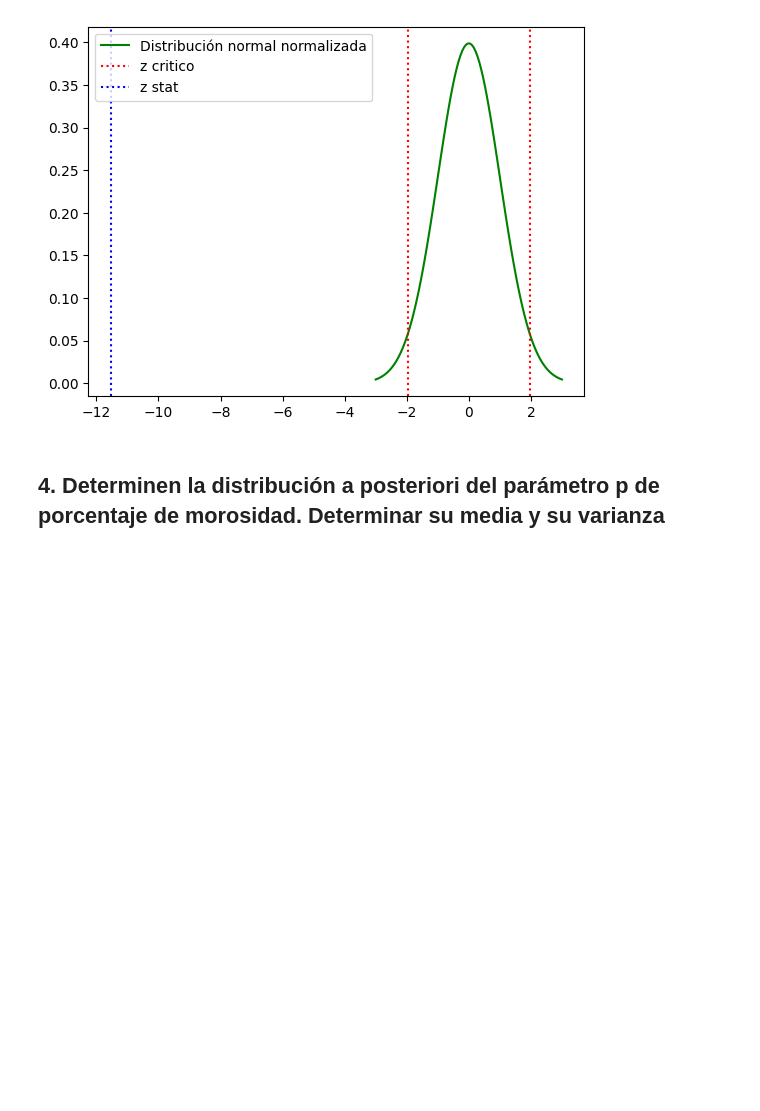
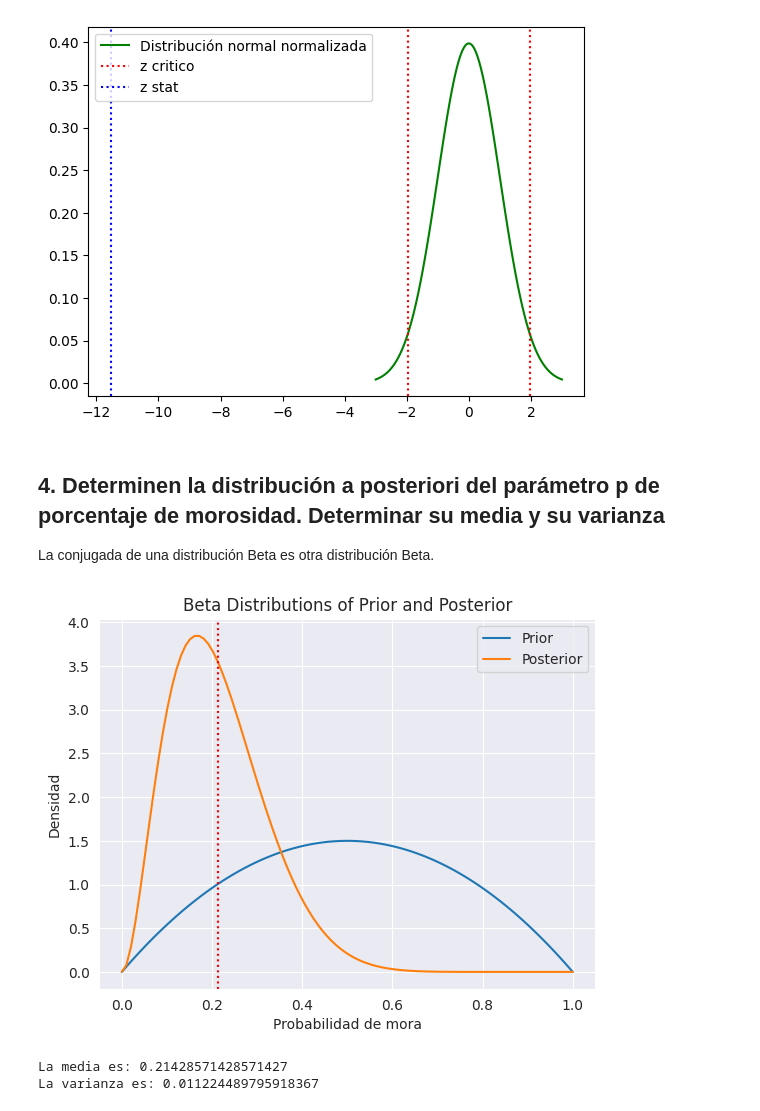
Before and after one commit to gx-ceia-tps/tp3-peia, a Jupyter notebook: tp3-peia-project/tp-final-peia.ipynb, the cells around one changed output. Drawn from its saved outputs; the diff is of its cells as text; code cells hidden in the pictures; blank space fills up the shorter version.

```diff
--- a/tp3-peia-project/tp-final-peia.ipynb
+++ b/tp3-peia-project/tp-final-peia.ipynb
@@ -236,3 +236,41 @@ plt.legend()
 [figure]
 # %% [markdown]
 ## 4. Determinen la distribución a posteriori del parámetro p de porcentaje de morosidad. Determinar su media y su varianza
+
+La conjugada de una distribución Beta es otra distribución Beta.
+# %%
+from scipy.stats import beta
+import matplotlib.pyplot as plt
+import numpy as np
+
+# Prior belief: Beta distribution with alpha=2, beta=2 (symmetric belief)
+alpha_prior = 2
+beta_prior = 2
+
+# observaciones de pagos
+mora, pago = 1, 9
+
+# Update the prior to get the posterior distribution
+alpha_posterior = alpha_prior + mora
+beta_posterior = beta_prior + pago
+
+mu_posterior = beta.mean(alpha_posterior,beta_posterior)
+var_posterior = beta.var(alpha_posterior,beta_posterior)
+
+x = np.linspace(0, 1, 100)
+
+plt.plot(x, beta.pdf(x, alpha_prior, beta_prior), label='Prior')
+plt.plot(x, beta.pdf(x, alpha_posterior, beta_posterior), label='Posterior')
+plt.title('Beta Distributions of Prior and Posterior')
+plt.xlabel('Probabilidad de mora')
+plt.ylabel('Densidad')
+plt.axvline(mu_posterior, color='red', linestyle='dotted')
+plt.legend()
+plt.show()
+
+print(f'La media es: {mu_posterior}')
+print(f'La varianza es: {var_posterior}')
+# %% [output]
+[figure, added]
+La media es: 0.21428571428571427
+La varianza es: 0.011224489795918367
```
